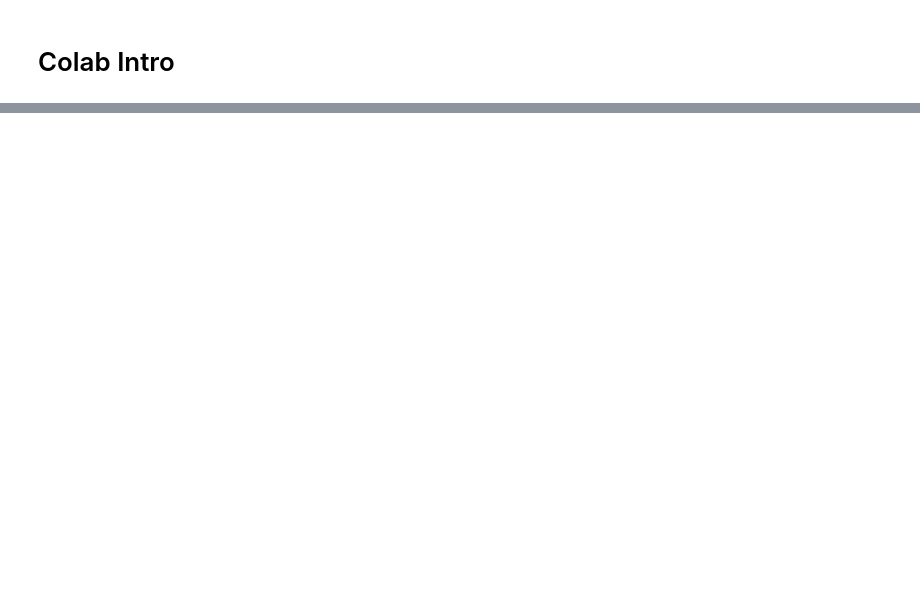
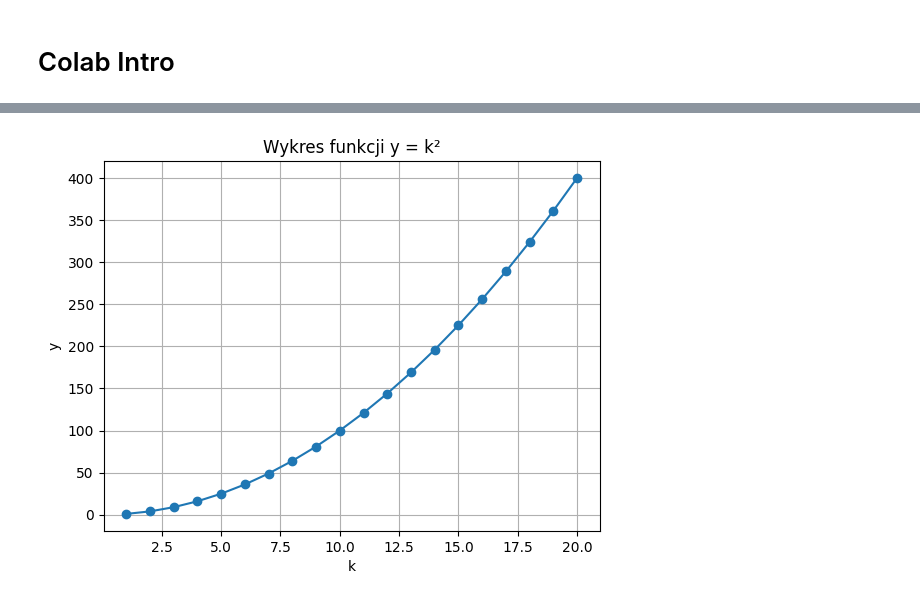
Before and after one commit to agaaaata/useful_programs, a Jupyter notebook: colab_intro.ipynb, the cells around one changed output, grey strips where cells are left out. Cells and saved outputs as stored; diff of their text form; code cells hidden in the pictures; blank space fills up the shorter version.

```diff
--- a/colab_intro.ipynb
+++ b/colab_intro.ipynb
@@ -76,3 +62,19 @@ plt.show()
+# %%
+import matplotlib.pyplot as plt
+
+k = range(1, 21)
+y = [i**2 for i in k]
+
+plt.plot(k, y, marker='o')
+plt.title('Wykres funkcji y = k²')
+plt.xlabel('k')
+plt.ylabel('y')
+plt.grid(True)
+
+plt.savefig('wykres.png')
+plt.show()
+# %% [output]
+[figure, added]
 # %%
 import matplotlib.pyplot as plt
 
```
Also changed, not shown: parts of 10 cells of this notebook.
